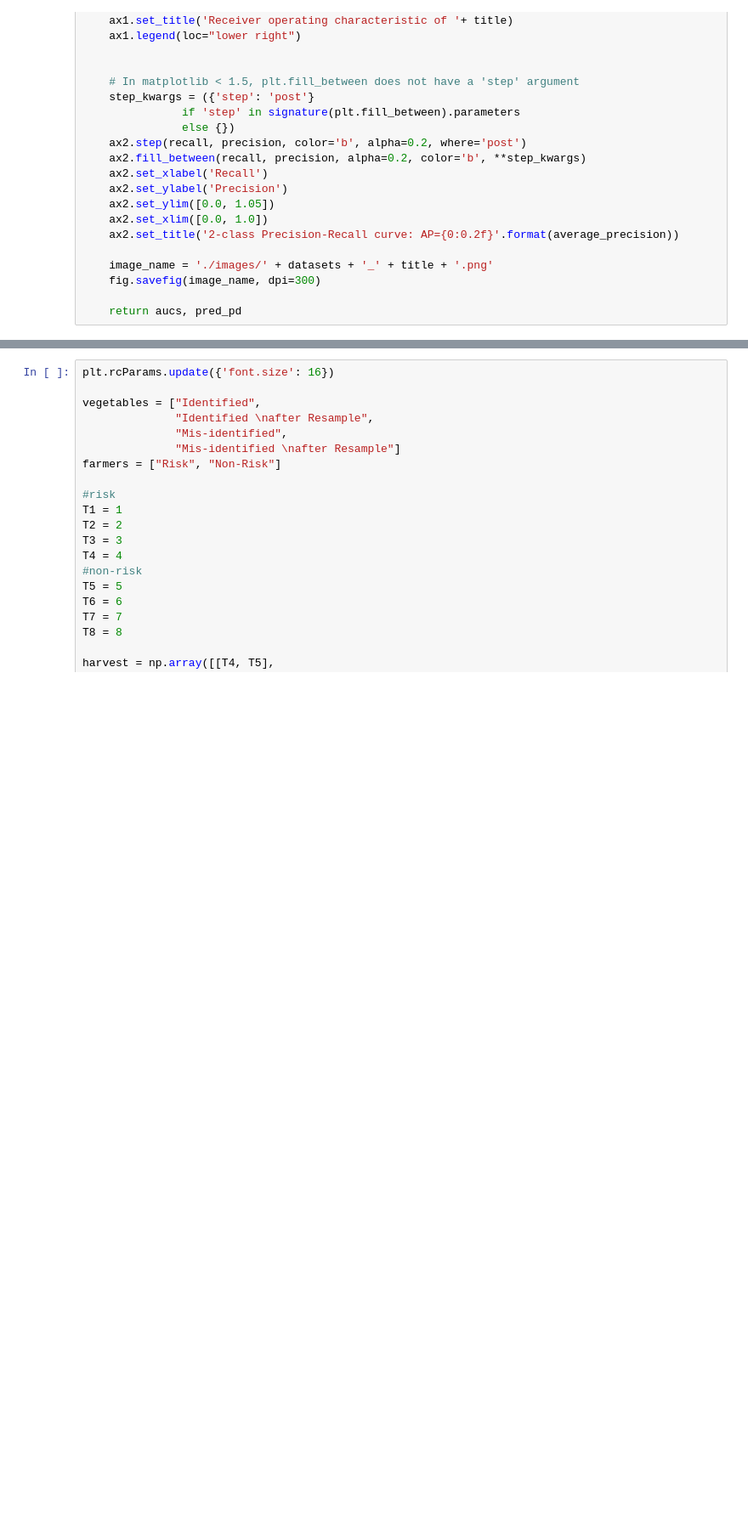
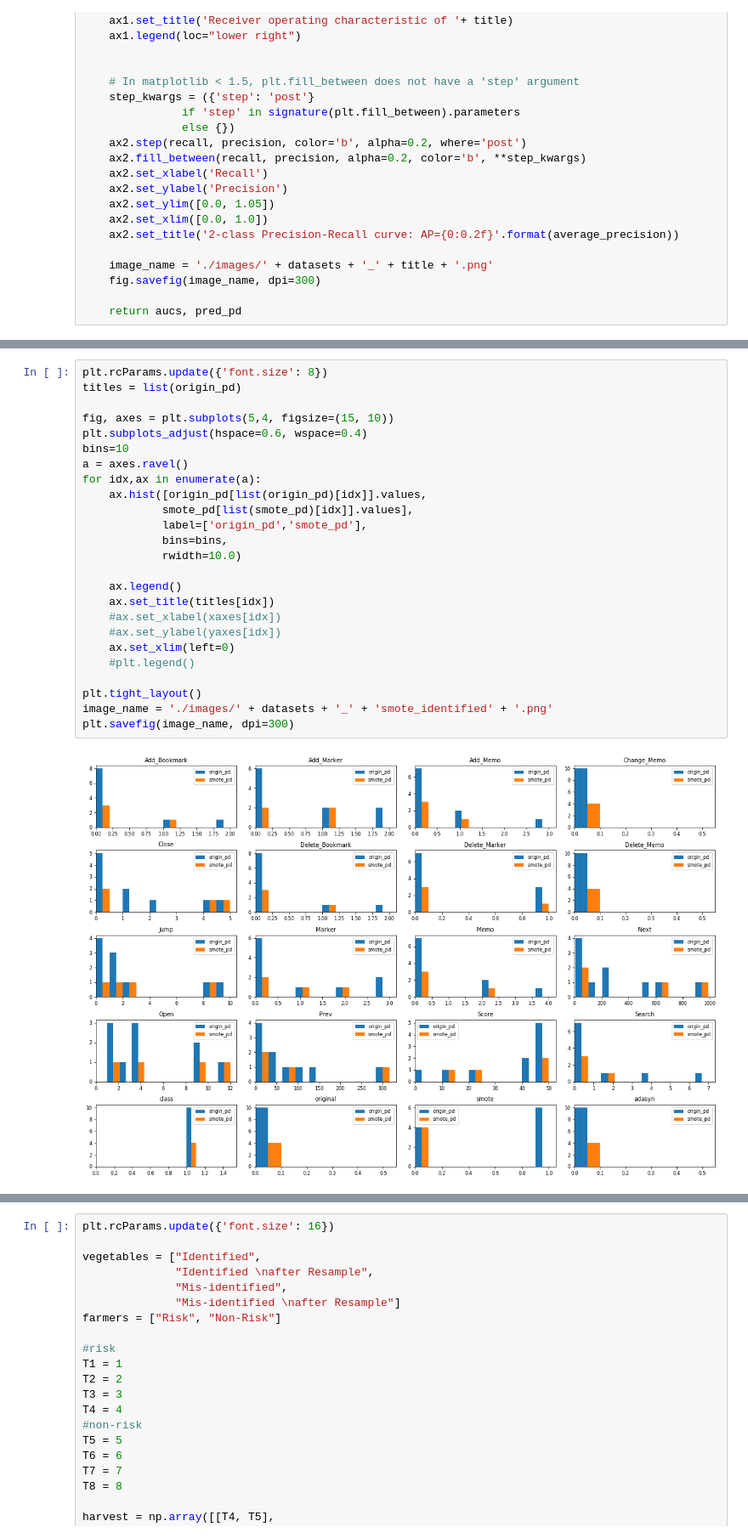
Before and after one commit to owen198/kslab, a Jupyter notebook: ds_comparision/ROC Curve - KU1.ipynb, the cells around one changed output, grey strips where cells are left out. Shown: that part at 85% size. Drawn from its saved outputs; the diff is of its cells as text; blank space fills up the shorter version.

```diff
--- a/ds_comparision/ROC Curve - KU1.ipynb
+++ b/ds_comparision/ROC Curve - KU1.ipynb
@@ -362,0 +317,27 @@ Type8: non-risk students been misidentified (nop) {{a}}
+# %%
+plt.rcParams.update({'font.size': 8})
+titles = list(origin_pd)
+
+fig, axes = plt.subplots(5,4, figsize=(15, 10))
+plt.subplots_adjust(hspace=0.6, wspace=0.4)
+bins=10
+a = axes.ravel()
+for idx,ax in enumerate(a):
+    ax.hist([origin_pd[list(origin_pd)[idx]].values,
+            smote_pd[list(smote_pd)[idx]].values],
+            label=['origin_pd','smote_pd'],
+            bins=bins,
+            rwidth=10.0)
+
+    ax.legend()
+    ax.set_title(titles[idx])
+    #ax.set_xlabel(xaxes[idx])
+    #ax.set_ylabel(yaxes[idx])
+    ax.set_xlim(left=0)
+    #plt.legend()
+
+plt.tight_layout()
+image_name = './images/' + datasets + '_' + 'smote_identified' + '.png'
+plt.savefig(image_name, dpi=300)
+# %% [output]
+[figure, added]
```
Also changed, not shown: parts of 26 cells of this notebook, 48 other files.
